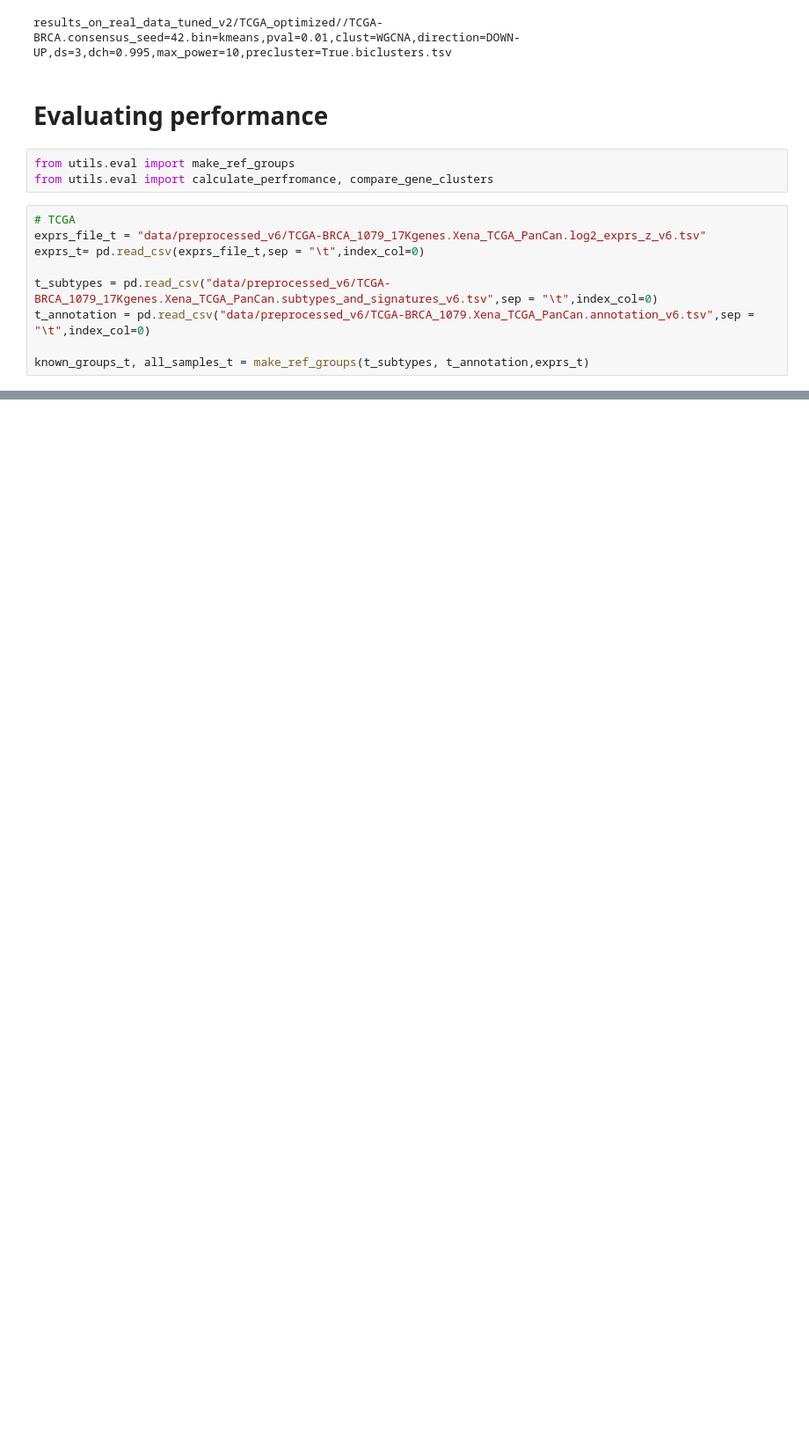
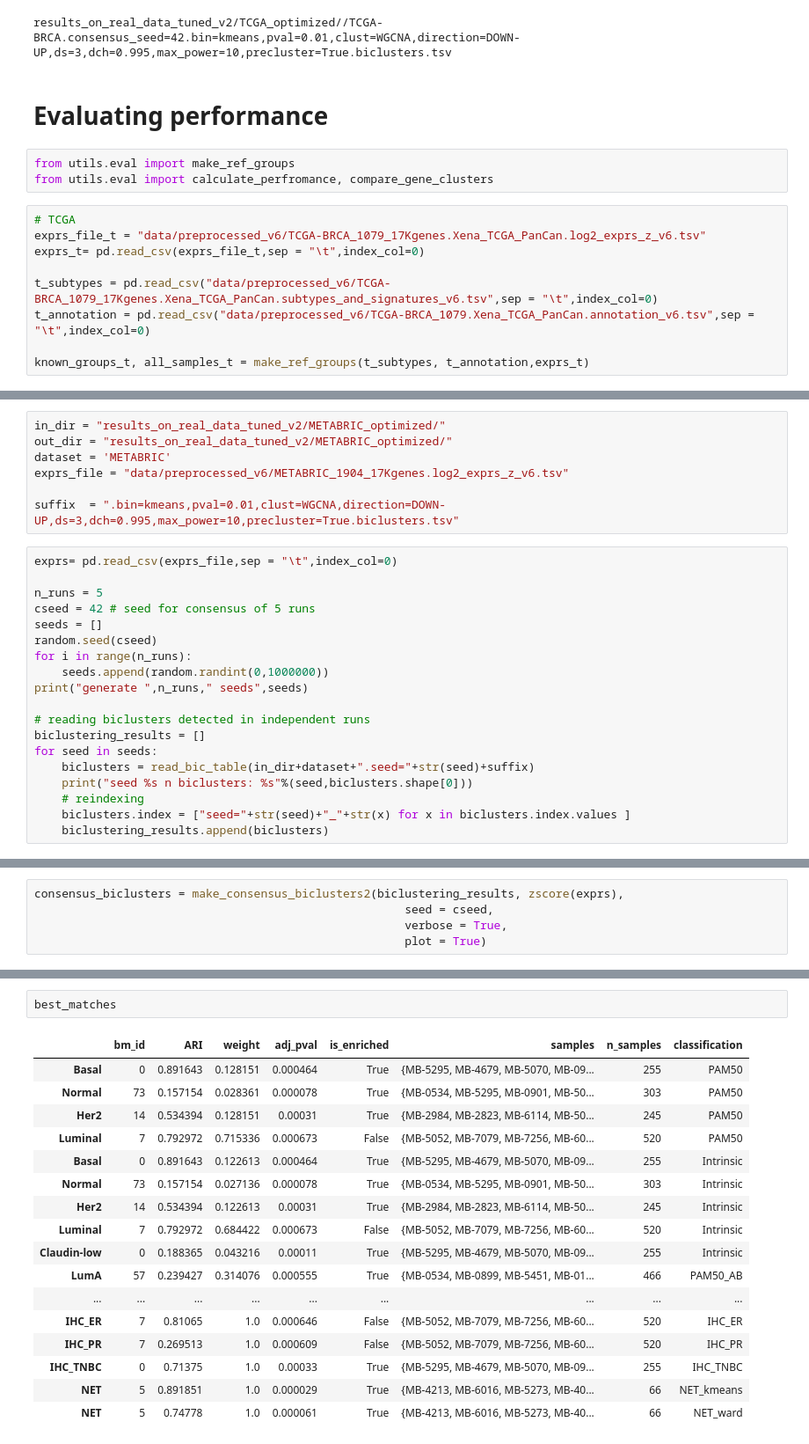
Before and after one commit to ozolotareva/unpast_paper, a Jupyter notebook: consensus.ipynb, the cells around one changed output, grey strips where cells are left out. Shown at 88% size. Cells and saved outputs as stored; diff of their text form; blank space fills up the shorter version.

```diff
--- a/consensus.ipynb
+++ b/consensus.ipynb
@@ -203,0 +165,26 @@ best_matches
+# %%
+in_dir = "results_on_real_data_tuned_v2/METABRIC_optimized/"
+out_dir = "results_on_real_data_tuned_v2/METABRIC_optimized/"
+dataset = 'METABRIC'
+exprs_file = "data/preprocessed_v6/METABRIC_1904_17Kgenes.log2_exprs_z_v6.tsv"
+
+suffix  = ".bin=kmeans,pval=0.01,clust=WGCNA,direction=DOWN-UP,ds=3,dch=0.995,max_power=10,precluster=True.biclusters.tsv"
+# %%
+exprs= pd.read_csv(exprs_file,sep = "\t",index_col=0)
+
+n_runs = 5
+cseed = 42 # seed for consensus of 5 runs
+seeds = []
+random.seed(cseed)
+for i in range(n_runs):
+    seeds.append(random.randint(0,1000000))
+print("generate ",n_runs," seeds",seeds)
+
+# reading biclusters detected in independent runs
+biclustering_results = []
+for seed in seeds:
+    biclusters = read_bic_table(in_dir+dataset+".seed="+str(seed)+suffix)
+    print("seed %s n biclusters: %s"%(seed,biclusters.shape[0]))
+    # reindexing
+    biclusters.index = ["seed="+str(seed)+"_"+str(x) for x in biclusters.index.values ]
+    biclustering_results.append(biclusters)
@@ -203,0 +198,5 @@ best_matches
+# %%
+consensus_biclusters = make_consensus_biclusters2(biclustering_results, zscore(exprs),
+                                                      seed = cseed,
+                                                      verbose = True,
+                                                      plot = True)
@@ -203,0 +235,20 @@ best_matches
+# %%
+best_matches
+# %% [output]
+|  | bm_id | ARI | weight | adj_pval | is_enriched | samples | n_samples | classification |
+| Basal | 0 | 0.891643 | 0.128151 | 0.000464 | True | {MB-5295, MB-4679, MB-5070, MB-09... | 255 | PAM50 |
+| Normal | 73 | 0.157154 | 0.028361 | 0.000078 | True | {MB-0534, MB-5295, MB-0901, MB-50... | 303 | PAM50 |
+| Her2 | 14 | 0.534394 | 0.128151 | 0.00031 | True | {MB-2984, MB-2823, MB-6114, MB-50... | 245 | PAM50 |
+| Luminal | 7 | 0.792972 | 0.715336 | 0.000673 | False | {MB-5052, MB-7079, MB-7256, MB-60... | 520 | PAM50 |
+| Basal | 0 | 0.891643 | 0.122613 | 0.000464 | True | {MB-5295, MB-4679, MB-5070, MB-09... | 255 | Intrinsic |
+| Normal | 73 | 0.157154 | 0.027136 | 0.000078 | True | {MB-0534, MB-5295, MB-0901, MB-50... | 303 | Intrinsic |
+| Her2 | 14 | 0.534394 | 0.122613 | 0.00031 | True | {MB-2984, MB-2823, MB-6114, MB-50... | 245 | Intrinsic |
+| Luminal | 7 | 0.792972 | 0.684422 | 0.000673 | False | {MB-5052, MB-7079, MB-7256, MB-60... | 520 | Intrinsic |
+| Claudin-low | 0 | 0.188365 | 0.043216 | 0.00011 | True | {MB-5295, MB-4679, MB-5070, MB-09... | 255 | Intrinsic |
+| LumA | 57 | 0.239427 | 0.314076 | 0.000555 | True | {MB-0534, MB-0899, MB-5451, MB-01... | 466 | PAM50_AB |
+| ... | ... | ... | ... | ... | ... | ... | ... | ... |
+| IHC_ER | 7 | 0.81065 | 1.0 | 0.000646 | False | {MB-5052, MB-7079, MB-7256, MB-60... | 520 | IHC_ER |
+| IHC_PR | 7 | 0.269513 | 1.0 | 0.000609 | False | {MB-5052, MB-7079, MB-7256, MB-60... | 520 | IHC_PR |
+| IHC_TNBC | 0 | 0.71375 | 1.0 | 0.00033 | True | {MB-5295, MB-4679, MB-5070, MB-09... | 255 | IHC_TNBC |
+| NET | 5 | 0.891851 | 1.0 | 0.000029 | True | {MB-4213, MB-6016, MB-5273, MB-40... | 66 | NET_kmeans |
+| NET | 5 | 0.74778 | 1.0 | 0.000061 | True | {MB-4213, MB-6016, MB-5273, MB-40... | 66 | NET_ward |
```
Also changed, not shown: parts of 12 cells of this notebook, 6 other files.
